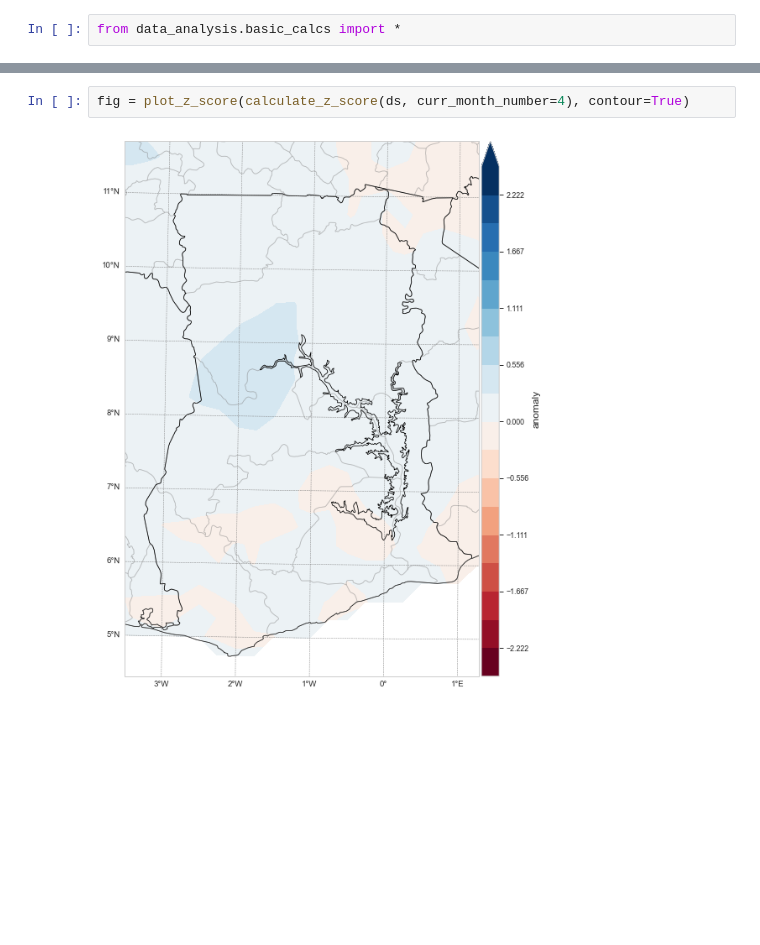
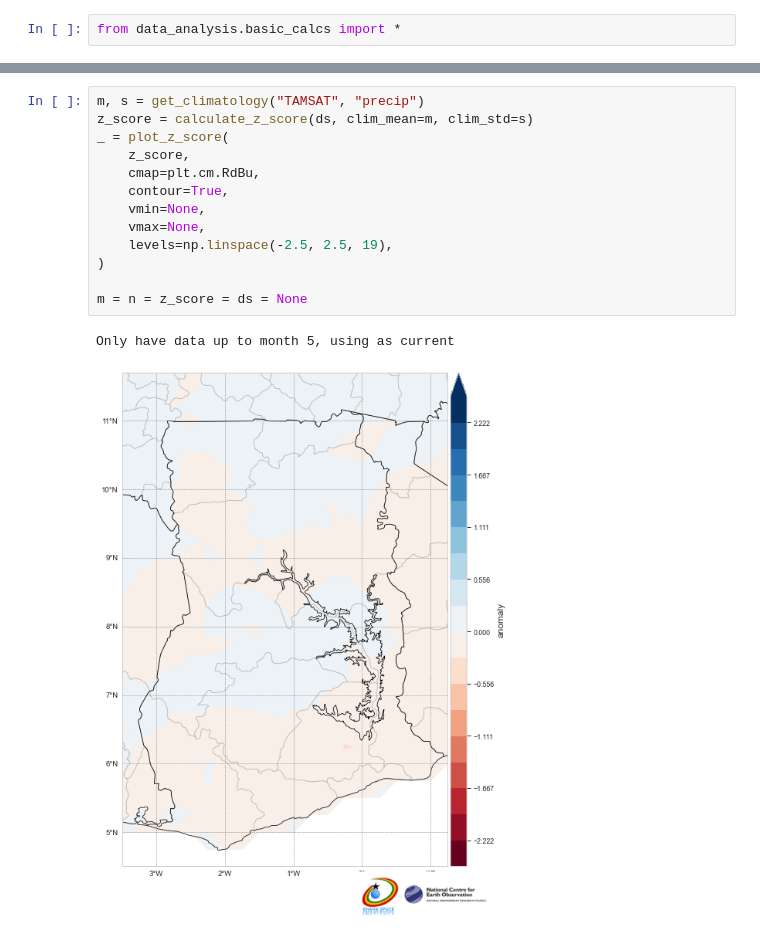
Before and after one commit to NCEO-ODA/ghana_data, a Jupyter notebook: 01-Quick_Plots.ipynb, the cells around one changed output, grey strips where cells are left out. Cells and saved outputs as stored; diff of their text form; blank space fills up the shorter version.

```diff
--- a/01-Quick_Plots.ipynb
+++ b/01-Quick_Plots.ipynb
@@ -51,6 +32,18 @@ Only have data up to month 5, using as current
-# %%
-fig = plot_z_score(calculate_z_score(ds, curr_month_number=4), contour=True)
-# %% [output]
-[figure, removed]
+# %%
+m, s = get_climatology("TAMSAT", "precip")
+z_score = calculate_z_score(ds, clim_mean=m, clim_std=s)
+_ = plot_z_score(
+    z_score,
+    cmap=plt.cm.RdBu,
+    contour=True,
+    vmin=None,
+    vmax=None,
+    levels=np.linspace(-2.5, 2.5, 19),
+)
+
+m = n = z_score = ds = None
+# %% [output]
+Only have data up to month 5, using as current
+[figure, added]
 # %%
 ds = get_era5_ds('ssrd')
```
Also changed, not shown: parts of 7 cells of this notebook, 1 other file.
